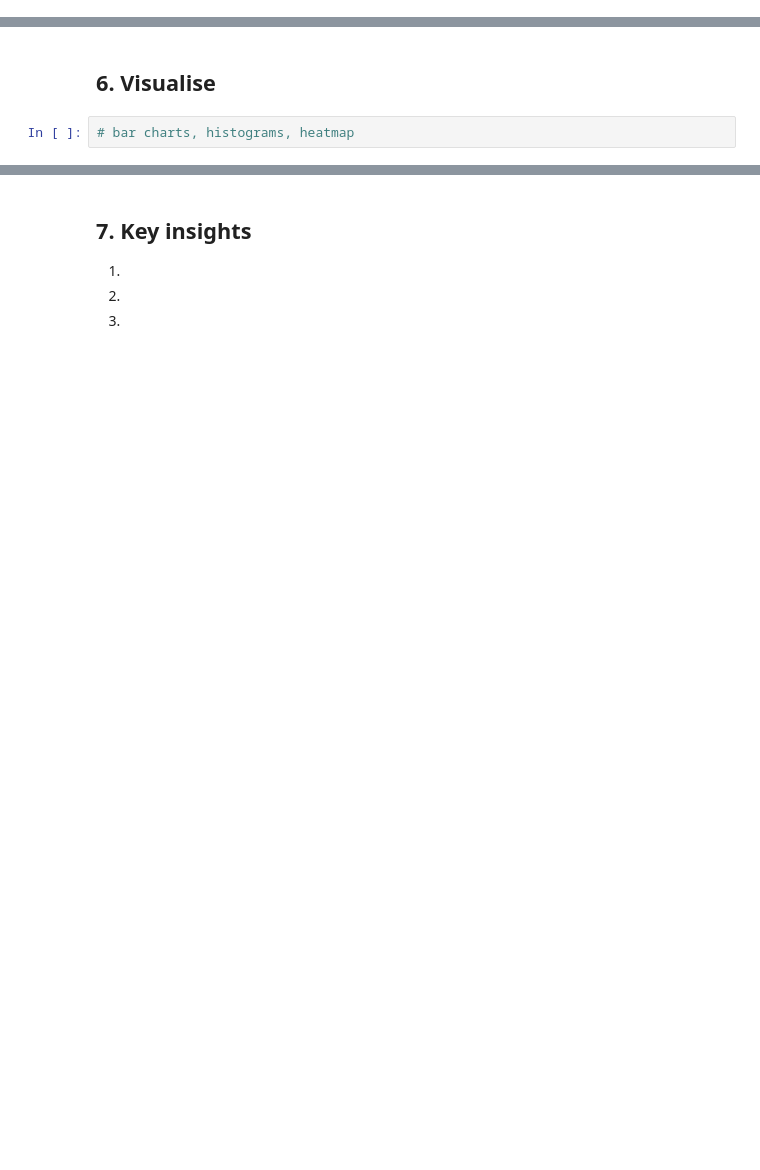
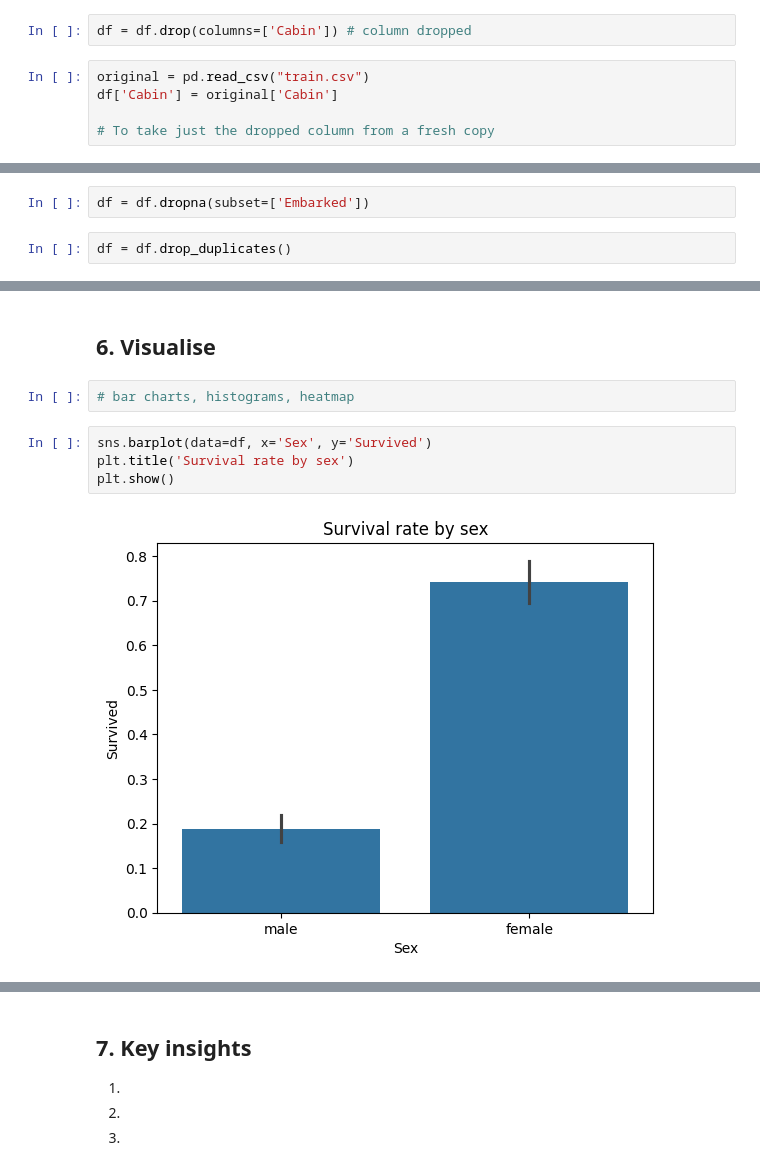
Before and after one commit to Meghii/data-analysis-eda, a Jupyter notebook: notebooks/01_eda_starter.ipynb, the cells around one changed output, grey strips where cells are left out. Saved outputs shown, nothing was run; the diff lists cells and outputs as text; blank space fills up the shorter version.

Commit message:
Complete Titanic EDA: cleaning, analysis, charts and insights.

```diff
--- a/notebooks/01_eda_starter.ipynb
+++ b/notebooks/01_eda_starter.ipynb
@@ -33,0 +111,7 @@ pd.set_option('display.max_columns', None)
+# %%
+df = df.drop(columns=['Cabin']) # column dropped
+# %%
+original = pd.read_csv("train.csv")
+df['Cabin'] = original['Cabin']
+
+# To take just the dropped column from a fresh copy
@@ -33,0 +124,4 @@ pd.set_option('display.max_columns', None)
+# %%
+df = df.dropna(subset=['Embarked'])
+# %%
+df = df.drop_duplicates()
@@ -39,3 +198,9 @@ pd.set_option('display.max_columns', None)
 ## 6. Visualise
 # %%
 # bar charts, histograms, heatmap
+# %%
+sns.barplot(data=df, x='Sex', y='Survived')
+plt.title('Survival rate by sex')
+plt.show()
+# %% [output]
+[figure, added]
```
Also changed, not shown: parts of 19 cells of this notebook.
